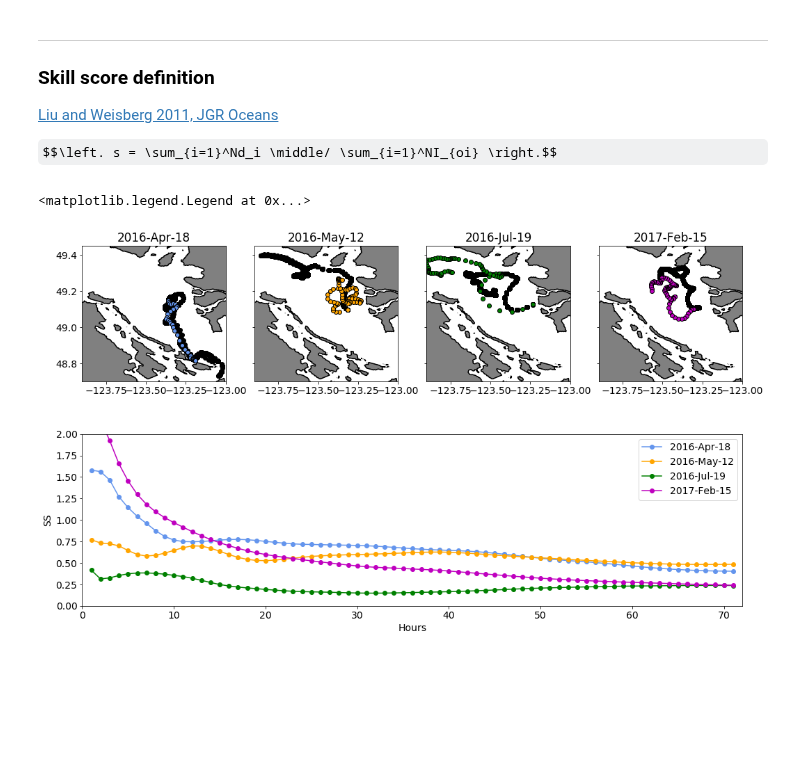
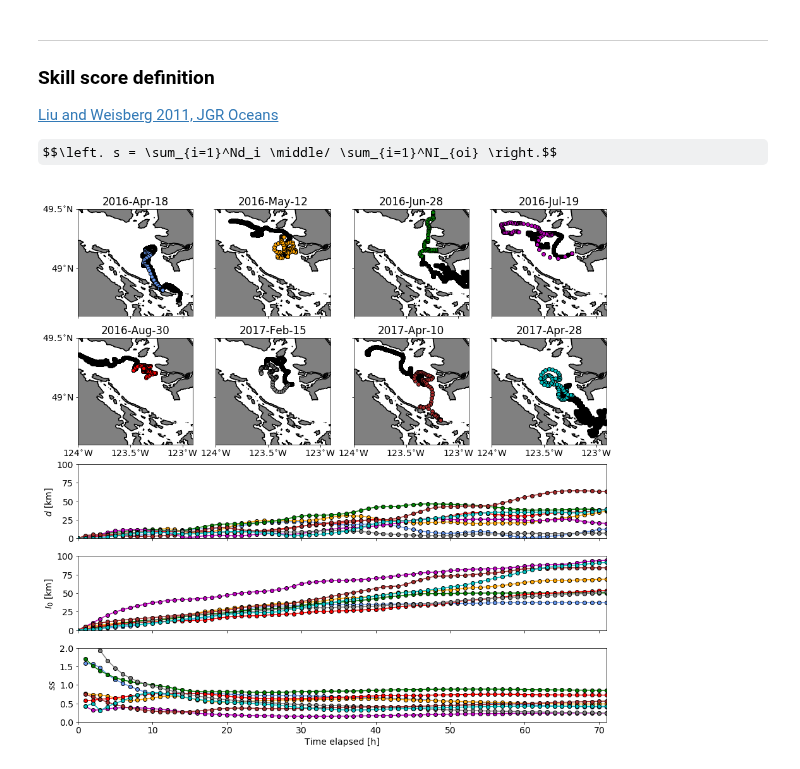
Before and after one commit to SalishSeaCast/analysis-ben, a Jupyter notebook: notebooks/OpenDrift/drifter_evaluation_master.ipynb, the cells around one changed output. Drawn from its saved outputs; the diff is of its cells as text; code cells hidden in the pictures; some formulas as TeX source; blank space fills up the shorter version.

```diff
--- a/notebooks/OpenDrift/drifter_evaluation_master.ipynb
+++ b/notebooks/OpenDrift/drifter_evaluation_master.ipynb
@@ -40,21 +41,25 @@ paths = {
 grid = xr.open_dataset(paths['coords'], decode_times=False)
 mask = xr.open_dataset(paths['mask'])
 drifters = loadmat(paths['drifters'])['drift'][0]
-IDs = [4, 32, 82, 106]
+IDs = [4, 32, 73, 82, 94, 106, 132, 142]
 deg2m = 111000 * np.cos(50 * np.pi / 180)
 duration = timedelta(days=5)
 # %%
 # Make figure
-fig = plt.figure(figsize=(17, 10))
-gs = plt.GridSpec(2, 4)
-ax_ss = fig.add_subplot(gs[1, :])
-ax_ss.set_xlim([0, 72])
-ax_ss.set_ylim([0, 2])
-ax_ss.set_xlabel('Hours')
-ax_ss.set_ylabel('SS')
+fig = plt.figure(figsize=(15, 15))
+gs = plt.GridSpec(5, 4, height_ratios=[3, 3, 2, 2, 2])
+axs_maps = [fig.add_subplot(gs[row, col]) for row in range(2) for col in range(4)]
+axs_metrics = [fig.add_subplot(gs[row+2, :]) for row in range(3)]
+ylims, ylabels = [(0, 100), (0, 100), (0, 2)], ['$d$ [km]', '$I_0$ [km]', '$ss$']
+axs_metrics[2].set_xlabel('Time elapsed [h]')
+for ax, ylim, ylabel in zip(axs_metrics, ylims, ylabels):
+    ax.set_xlim([0, 71])
+    ax.set_ylim(ylim)
+    ax.set_ylabel(ylabel)
+    if ylabel != '$ss$': ax.xaxis.set_ticklabels('')
 
 # Loop through simulations
-for col, ID, color in zip(range(4), IDs, ['cornflowerblue', 'orange', 'g', 'm']):
+for ax, ID, color in zip(axs_maps, IDs, ['cornflowerblue', 'orange', 'g', 'm', 'r', 'gray', 'brown', 'c']):
 
     # Parse ID
     dindex = np.where(drifters['id'].astype(int) == ID)[0][0]
@@ -64,44 +69,50 @@ for col, ID, color in zip(range(4), IDs, ['cornflowerblue', 'orange', 'g', 'm'])
     label = t_obs[0].strftime('%Y-%b-%d')
 
     # Make map area
-    ax = fig.add_subplot(gs[0, col])
     ax.contourf(grid.nav_lon, grid.nav_lat, mask.tmask[0, 0, ...], levels=[-0.01, 0.01], colors='gray')
     ax.contour(grid.nav_lon, grid.nav_lat, mask.tmask[0, 0, ...], levels=[-0.01, 0.01], colors='k')
-    ax.set_xlim([-123.9, -123.0])
-    ax.set_ylim([48.7, 49.45])
+    ax.set_xlim([-124, -122.9])
+    ax.set_ylim([48.6, 49.5])
     ax.set_title(label)
+    ax.xaxis.set_ticks([-124, -123.5, -123])
+    ax.yaxis.set_ticks([49, 49.5])
+    ax.xaxis.set_ticklabels(['124$^{\circ}$W', '123.5$^{\circ}$W', '123$^{\circ}$W'])
+    ax.yaxis.set_ticklabels(['49$^{\circ}$N', '49.5$^{\circ}$N'])
     viz_tools.set_aspect(ax)
-    if col > 0: ax.yaxis.set_ticklabels('')
+    if (ID != 4) and (ID != 94): ax.yaxis.set_ticklabels('')
+    if ID < 94: ax.xaxis.set_ticklabels('')
 
     # Load simulation
     with xr.open_dataset(paths['out'] + fn) as data:
 
         # Load and plot trajectories
         times = data.time[0, :].values.astype('datetime64[s]').astype(datetime)
         lons, lats = data.lon.values, data.lat.values
 
         # Loop through simulation time points
         index = 0
         for time, lon, lat in zip(times[:72], lons.T, lats.T):
 
             # Extract observations
             ilast = index
             index = abs(t_obs - time).argmin()
             lon_obs, lat_obs = drifters['lon'][dindex], drifters['lat'][dindex]
             ax.plot(lon, lat, 'ko', zorder=1)
             ax.plot(lon_obs[index], lat_obs[index], 'ko', markerfacecolor=color, zorder=2)
 
             # Calculate metrics
             d = np.sqrt((lon - lon_obs[index])**2 + (lat - lat_obs[index])**2) * deg2m * 1e-3
             dl = np.sqrt((lon_obs[index] - lon_obs[ilast])**2 + (lat_obs[index] - lat_obs[ilast])**2) * deg2m * 1e-3
             metrics['dl'] = np.append(metrics['dl'], dl)
             metrics['d'] = np.concatenate((metrics['d'], d[np.newaxis, :]))
 
     # Calc skill score
-    ss = np.cumsum(metrics['d'], axis=0) / np.cumsum(np.cumsum(metrics['dl']))[:, np.newaxis]
-    ax_ss.plot(ss.mean(axis=1), 'o-', color=color, label=label)
+    I_0 = np.cumsum(metrics['dl'])[:, np.newaxis]
+    ss = np.cumsum(metrics['d'], axis=0) / np.cumsum(I_0, axis=0)
 
-ax_ss.legend()
+    for ax, var in zip(axs_metrics, [metrics['d'], I_0, ss]):
+        ax.plot(var.mean(axis=1), 'o-', color=color, markeredgecolor='k')
+
+fig.savefig('/home/bmoorema/Desktop/skill_scores.png', bbox_inches='tight')
 # %% [output]
-<matplotlib.legend.Legend at 0x...>
-[figure, old version]
+[figure, new version]
```
Also changed, not shown: parts of 1 cell of this notebook.
